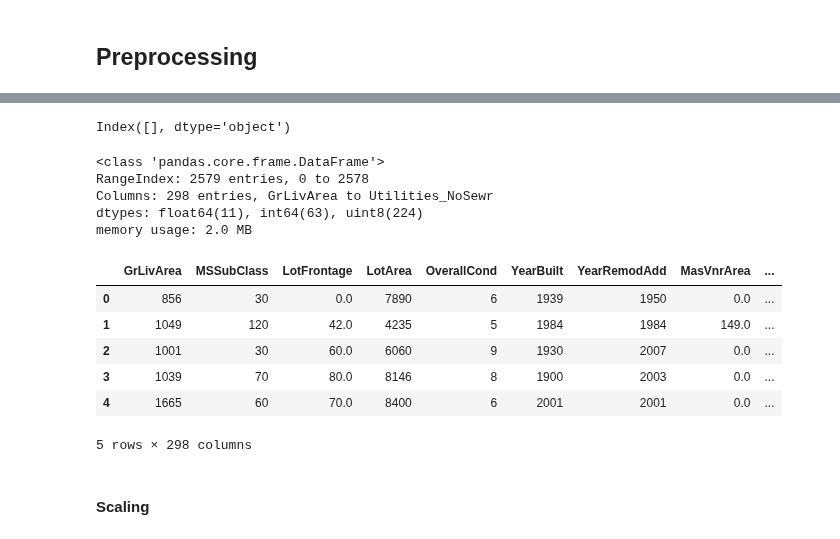
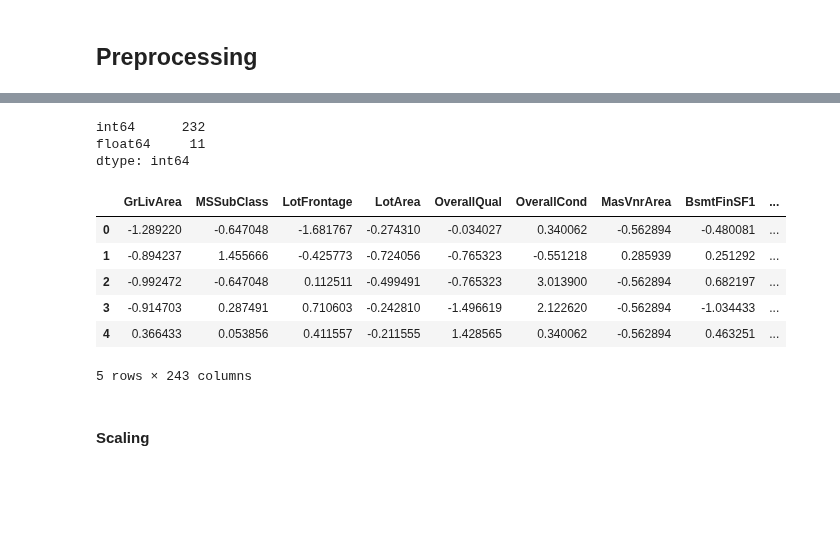
Before and after one commit to bassoonelephant/ames, a Jupyter notebook: 3-ames-regularizedLR.ipynb, the cells around one changed output, grey strips where cells are left out. Saved outputs shown, nothing was run; the diff lists cells and outputs as text; code cells hidden in the pictures; blank space fills up the shorter version.

```diff
--- a/3-ames-regularizedLR.ipynb
+++ b/3-ames-regularizedLR.ipynb
@@ -20,7 +20,7 @@ ames_eng = pd.read_csv('data/Ames_Housing_Price_Data_eng.csv')
 # %%
 # Create the independent variables and the target
-predictors = ames_eng.drop('SalePrice', axis=1)
-target = ames_eng['SalePrice']
+predictors = data.drop('SalePrice', axis=1)
+target = data['SalePrice']
 # %%
 print(predictors.columns)
 # %% [output]
@@ -72,3 +45,0 @@ Index(['Alley', 'BldgType', 'BsmtCond', 'BsmtExposure', 'BsmtFinType1',
-# %%
-# Remove DateSold
-predictors = predictors.drop('DateSold', axis=1)
@@ -92,22 +46,7 @@ categorical_columns = predictors.columns.difference(numeric_columns)
-# %%
-print(categorical_columns)
-# %% [output]
-Index([], dtype='object')
-# %%
-predictors.info()
-# %% [output]
-<class 'pandas.core.frame.DataFrame'>
-RangeIndex: 2579 entries, 0 to 2578
-Columns: 298 entries, GrLivArea to Utilities_NoSewr
-dtypes: float64(11), int64(63), uint8(224)
-memory usage: 2.0 MB
-# %%
-predictors.head()
-# %% [output]
-|  | GrLivArea | MSSubClass | LotFrontage | LotArea | OverallCond | YearBuilt | YearRemodAdd | MasVnrArea | ... |
-| 0 | 856 | 30 | 0.0 | 7890 | 6 | 1939 | 1950 | 0.0 | ... |
-| 1 | 1049 | 120 | 42.0 | 4235 | 5 | 1984 | 1984 | 149.0 | ... |
-| 2 | 1001 | 30 | 60.0 | 6060 | 9 | 1930 | 2007 | 0.0 | ... |
-| 3 | 1039 | 70 | 80.0 | 8146 | 8 | 1900 | 2003 | 0.0 | ... |
-| 4 | 1665 | 60 | 70.0 | 8400 | 6 | 2001 | 2001 | 0.0 | ... |
-5 rows × 298 columns
+# %%
+# Check that all columns are numeric by counting dtypes
+print(predictors.dtypes.value_counts())
+# %% [output]
+int64      232
+float64     11
+dtype: int64
@@ -114,2 +60,13 @@ predictors.head()
+# %%
+# View scaled data
+predictors_scaled.head()
+# %% [output]
+|  | GrLivArea | MSSubClass | LotFrontage | LotArea | OverallQual | OverallCond | MasVnrArea | BsmtFinSF1 | ... |
+| 0 | -1.289220 | -0.647048 | -1.681767 | -0.274310 | -0.034027 | 0.340062 | -0.562894 | -0.480081 | ... |
+| 1 | -0.894237 | 1.455666 | -0.425773 | -0.724056 | -0.765323 | -0.551218 | 0.285939 | 0.251292 | ... |
+| 2 | -0.992472 | -0.647048 | 0.112511 | -0.499491 | -0.765323 | 3.013900 | -0.562894 | 0.682197 | ... |
+| 3 | -0.914703 | 0.287491 | 0.710603 | -0.242810 | -1.496619 | 2.122620 | -0.562894 | -1.034433 | ... |
+| 4 | 0.366433 | 0.053856 | 0.411557 | -0.211555 | 1.428565 | 0.340062 | -0.562894 | 0.463251 | ... |
+5 rows × 243 columns
 # %% [markdown]
 #### Scaling
```
Also changed, not shown: parts of 19 cells of this notebook.
